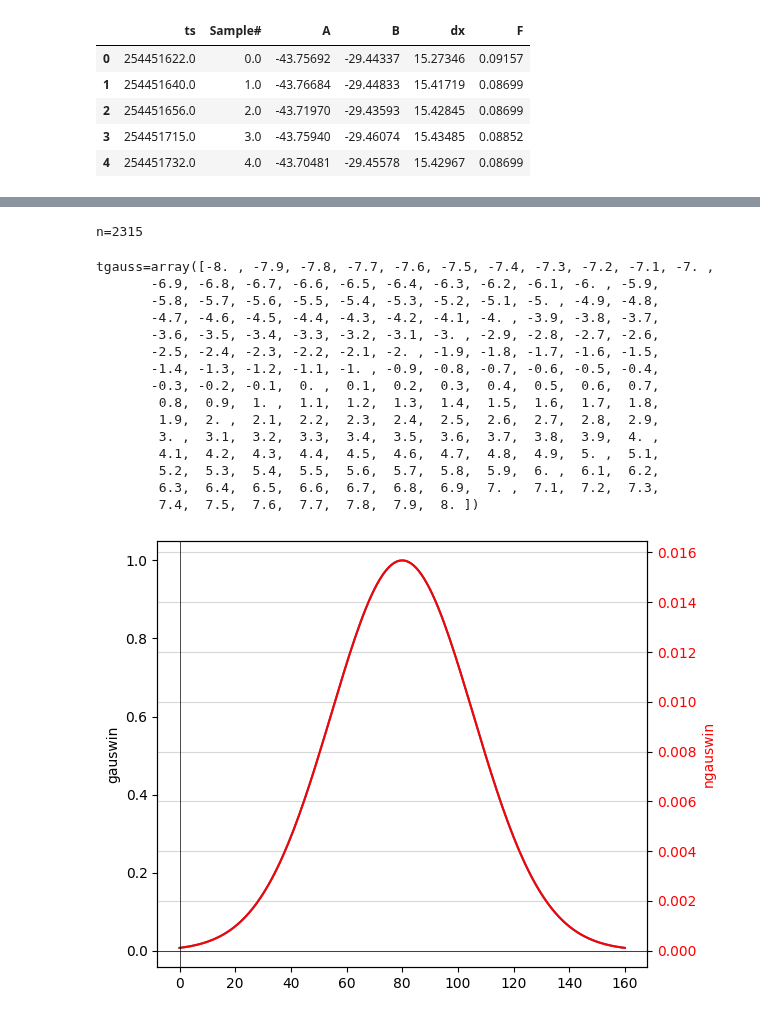
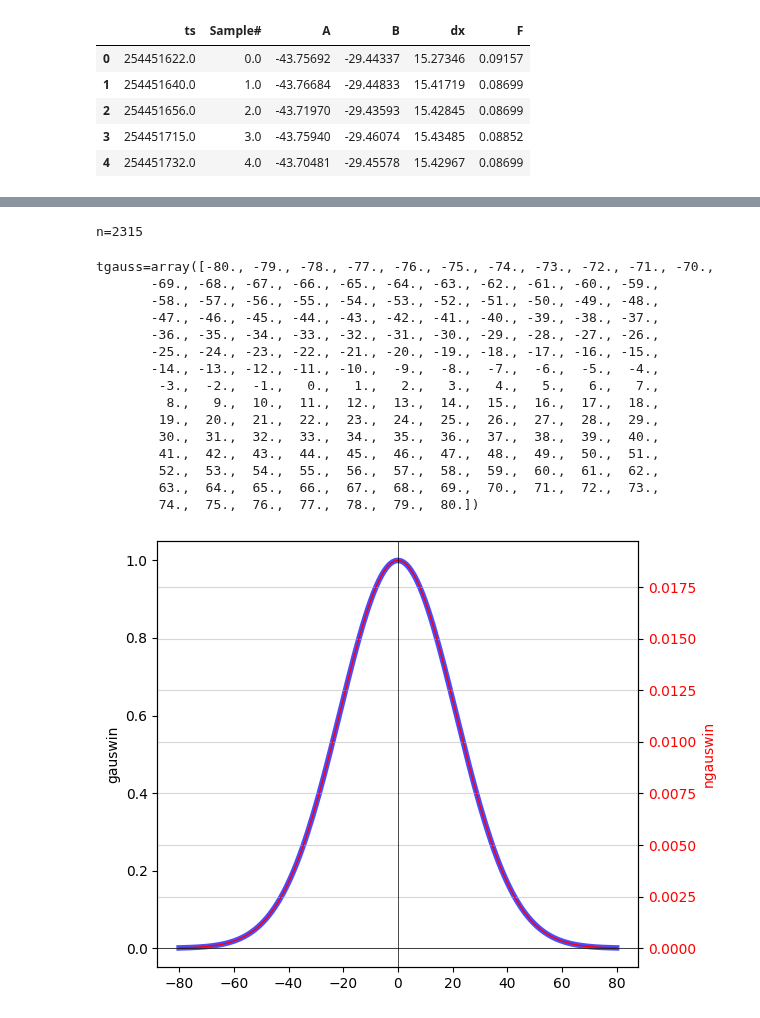
Before and after one commit to marzzelo/SignalProcessing, a Jupyter notebook: TimeSeriesDenoising/mav_gaussian.ipynb, the cells around one changed output, grey strips where cells are left out. Cells and saved outputs as stored; diff of their text form; code cells hidden in the pictures.

```diff
--- a/TimeSeriesDenoising/mav_gaussian.ipynb
+++ b/TimeSeriesDenoising/mav_gaussian.ipynb
@@ -55,46 +64,51 @@ ejes()
 # %%
-tsig = np.array(df1["t"])
-sig = np.array(df1["F"])
+# Aislamiento de la señal
+tsig = np.array(df0["tsig"])
+sig = np.array(df0["F"])
 n = len(sig)
 print(f"{n=}")
 
+# Gaussian window
+srate = 1000  # Hz
+
 k = 80
-ws = np.arange(-k, k+1)
+ws = 1000 * np.arange(-k, k+1)  # window samples
+
 tgauss = ws / srate
 print(f'{tgauss=}')
 # %% [output]
 n=2315
-tgauss=array([-8. , -7.9, -7.8, -7.7, -7.6, -7.5, -7.4, -7.3, -7.2, -7.1, -7. ,
-       -6.9, -6.8, -6.7, -6.6, -6.5, -6.4, -6.3, -6.2, -6.1, -6. , -5.9,
-       -5.8, -5.7, -5.6, -5.5, -5.4, -5.3, -5.2, -5.1, -5. , -4.9, -4.8,
-       -4.7, -4.6, -4.5, -4.4, -4.3, -4.2, -4.1, -4. , -3.9, -3.8, -3.7,
-       -3.6, -3.5, -3.4, -3.3, -3.2, -3.1, -3. , -2.9, -2.8, -2.7, -2.6,
-       -2.5, -2.4, -2.3, -2.2, -2.1, -2. , -1.9, -1.8, -1.7, -1.6, -1.5,
-       -1.4, -1.3, -1.2, -1.1, -1. , -0.9, -0.8, -0.7, -0.6, -0.5, -0.4,
-       -0.3, -0.2, -0.1,  0. ,  0.1,  0.2,  0.3,  0.4,  0.5,  0.6,  0.7,
-        0.8,  0.9,  1. ,  1.1,  1.2,  1.3,  1.4,  1.5,  1.6,  1.7,  1.8,
-        1.9,  2. ,  2.1,  2.2,  2.3,  2.4,  2.5,  2.6,  2.7,  2.8,  2.9,
-        3. ,  3.1,  3.2,  3.3,  3.4,  3.5,  3.6,  3.7,  3.8,  3.9,  4. ,
-        4.1,  4.2,  4.3,  4.4,  4.5,  4.6,  4.7,  4.8,  4.9,  5. ,  5.1,
-        5.2,  5.3,  5.4,  5.5,  5.6,  5.7,  5.8,  5.9,  6. ,  6.1,  6.2,
-        6.3,  6.4,  6.5,  6.6,  6.7,  6.8,  6.9,  7. ,  7.1,  7.2,  7.3,
-        7.4,  7.5,  7.6,  7.7,  7.8,  7.9,  8. ])
+tgauss=array([-80., -79., -78., -77., -76., -75., -74., -73., -72., -71., -70.,
+       -69., -68., -67., -66., -65., -64., -63., -62., -61., -60., -59.,
+       -58., -57., -56., -55., -54., -53., -52., -51., -50., -49., -48.,
+       -47., -46., -45., -44., -43., -42., -41., -40., -39., -38., -37.,
+       -36., -35., -34., -33., -32., -31., -30., -29., -28., -27., -26.,
+       -25., -24., -23., -22., -21., -20., -19., -18., -17., -16., -15.,
+       -14., -13., -12., -11., -10.,  -9.,  -8.,  -7.,  -6.,  -5.,  -4.,
+        -3.,  -2.,  -1.,   0.,   1.,   2.,   3.,   4.,   5.,   6.,   7.,
+         8.,   9.,  10.,  11.,  12.,  13.,  14.,  15.,  16.,  17.,  18.,
+        19.,  20.,  21.,  22.,  23.,  24.,  25.,  26.,  27.,  28.,  29.,
+        30.,  31.,  32.,  33.,  34.,  35.,  36.,  37.,  38.,  39.,  40.,
+        41.,  42.,  43.,  44.,  45.,  46.,  47.,  48.,  49.,  50.,  51.,
+        52.,  53.,  54.,  55.,  56.,  57.,  58.,  59.,  60.,  61.,  62.,
+        63.,  64.,  65.,  66.,  67.,  68.,  69.,  70.,  71.,  72.,  73.,
+        74.,  75.,  76.,  77.,  78.,  79.,  80.])
 # %%
-fwhm = 6
+fwhm = 50
 
 gauswin = np.exp(-(4 * np.log(2) * tgauss ** 2) / fwhm ** 2)
 
 ngauswin = gauswin / np.sum(gauswin)
 
-plt.plot(gauswin)
+plt.plot(tgauss, gauswin, 'b', linewidth=4, alpha=0.7) # type: ignore
 plt.ylabel('gauswin')
 ax2 = plt.twinx()
-ax2.plot(ngauswin, 'r') # type: ignore
+ax2.plot(tgauss, ngauswin, 'r', linewidth=1) # type: ignore
 ax2.set_ylabel('ngauswin', color='r')
 ax2.tick_params(axis='y', labelcolor='r')
 ejes()
 # %% [output]
-[figure, old version]
+[figure, new version]
 # %%
 # apply the filter
 fsig = sig.copy()
```
Also changed, not shown: parts of 6 cells of this notebook, 7 other files.
